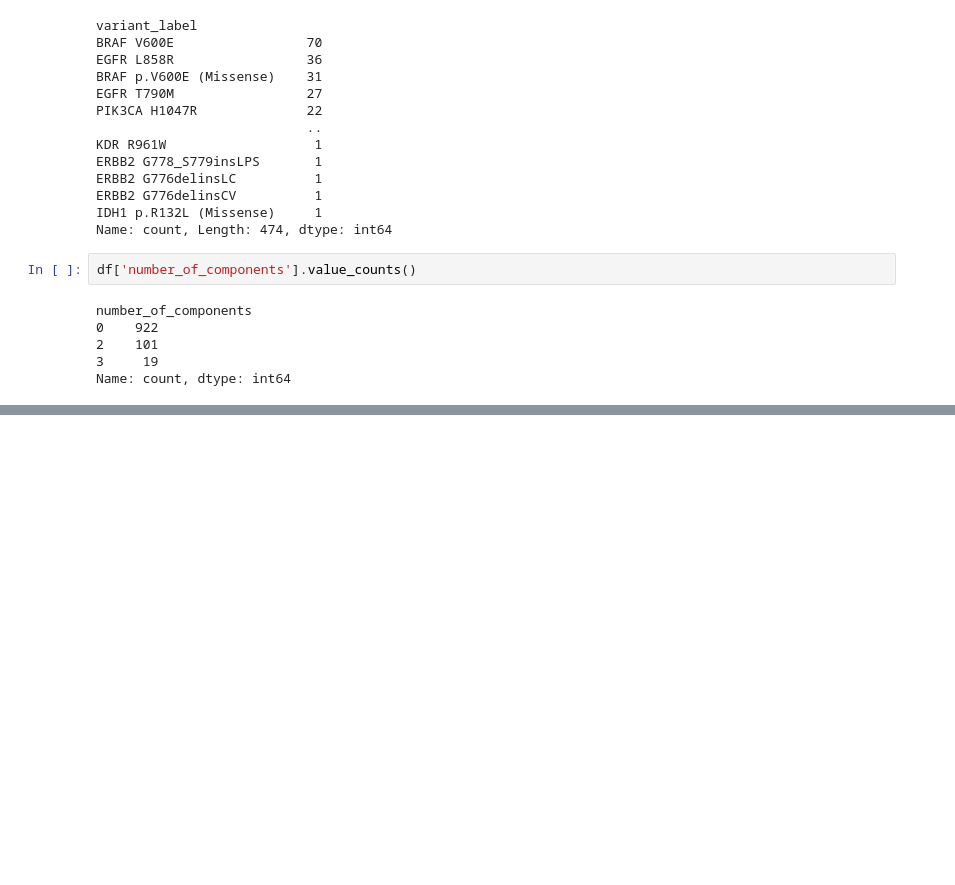
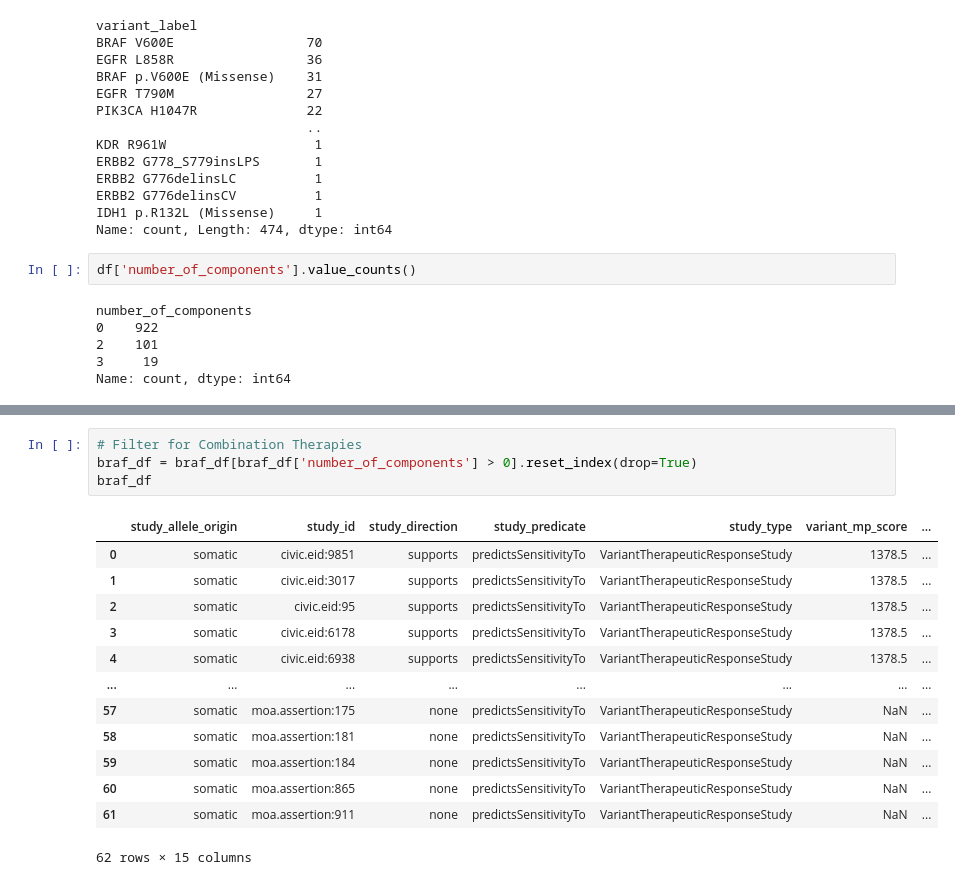
Before and after one commit to cancervariants/metakb, a Jupyter notebook: notebooks/therapeutics.ipynb, the cells around one changed output, grey strips where cells are left out. Drawn from its saved outputs; the diff is of its cells as text; blank space fills up the shorter version.

```diff
--- a/notebooks/therapeutics.ipynb
+++ b/notebooks/therapeutics.ipynb
@@ -135,0 +205,18 @@ Name: count, dtype: int64
+# %%
+# Filter for Combination Therapies
+braf_df = braf_df[braf_df['number_of_components'] > 0].reset_index(drop=True)
+braf_df
+# %% [output]
+|  | study_allele_origin | study_id | study_direction | study_predicate | study_type | variant_mp_score | ... |
+| 0 | somatic | civic.eid:9851 | supports | predictsSensitivityTo | VariantTherapeuticResponseStudy | 1378.5 | ... |
+| 1 | somatic | civic.eid:3017 | supports | predictsSensitivityTo | VariantTherapeuticResponseStudy | 1378.5 | ... |
+| 2 | somatic | civic.eid:95 | supports | predictsSensitivityTo | VariantTherapeuticResponseStudy | 1378.5 | ... |
+| 3 | somatic | civic.eid:6178 | supports | predictsSensitivityTo | VariantTherapeuticResponseStudy | 1378.5 | ... |
+| 4 | somatic | civic.eid:6938 | supports | predictsSensitivityTo | VariantTherapeuticResponseStudy | 1378.5 | ... |
+| ... | ... | ... | ... | ... | ... | ... | ... |
+| 57 | somatic | moa.assertion:175 | none | predictsSensitivityTo | VariantTherapeuticResponseStudy | NaN | ... |
+| 58 | somatic | moa.assertion:181 | none | predictsSensitivityTo | VariantTherapeuticResponseStudy | NaN | ... |
+| 59 | somatic | moa.assertion:184 | none | predictsSensitivityTo | VariantTherapeuticResponseStudy | NaN | ... |
+| 60 | somatic | moa.assertion:865 | none | predictsSensitivityTo | VariantTherapeuticResponseStudy | NaN | ... |
+| 61 | somatic | moa.assertion:911 | none | predictsSensitivityTo | VariantTherapeuticResponseStudy | NaN | ... |
+62 rows × 15 columns
```
Also changed, not shown: parts of 14 cells of this notebook.
